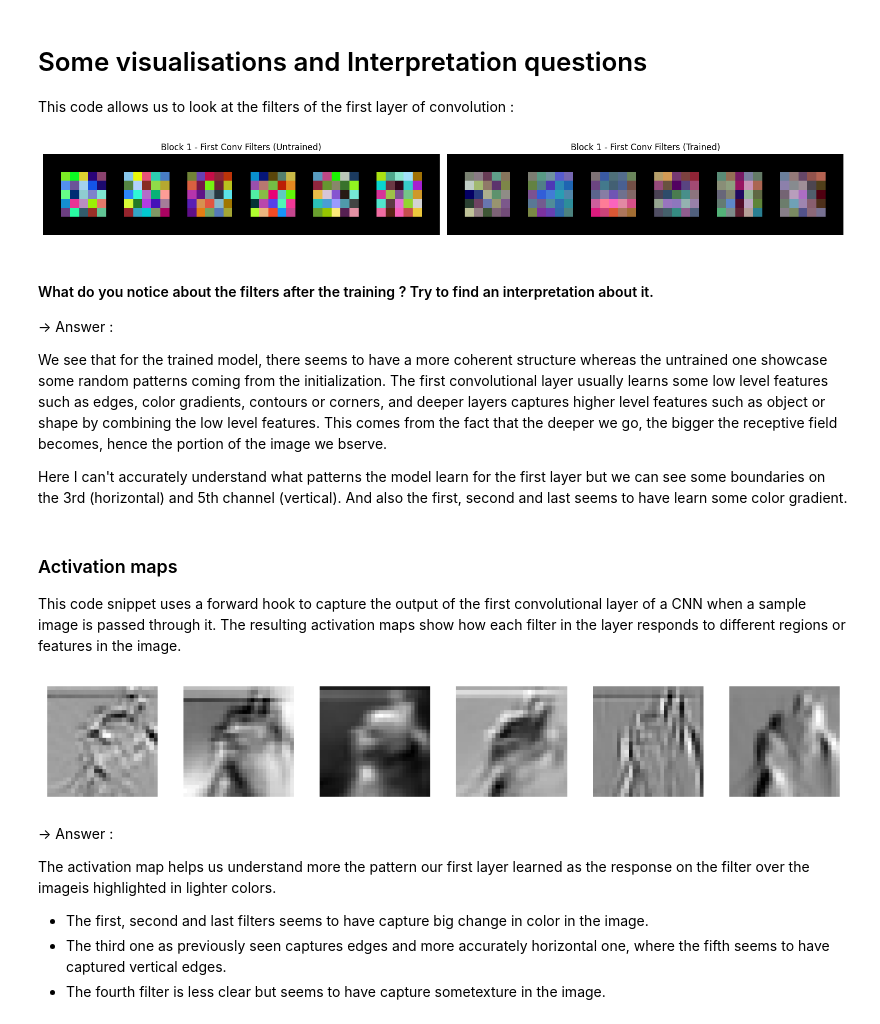
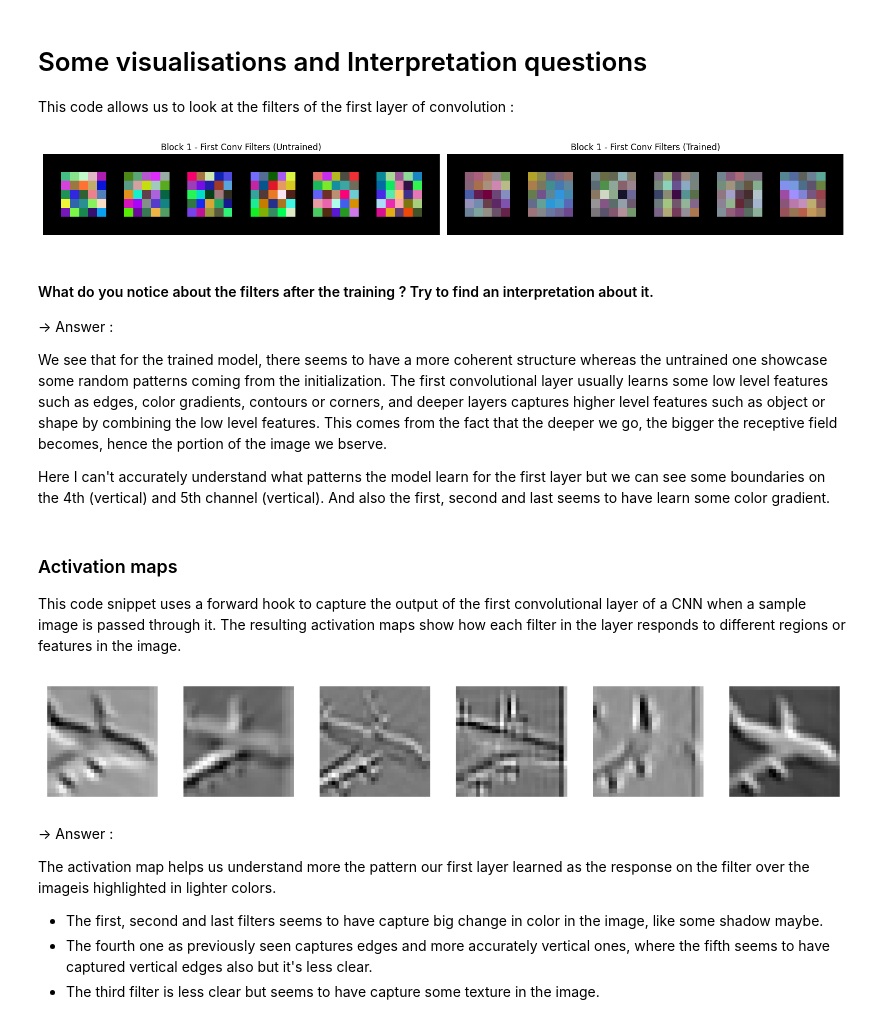
Before and after one commit to AndreaMontoneri/DLAV-2026, a Jupyter notebook: graded_homework/hw1/CNN Exercice.ipynb, the cells around one changed output. Cells and saved outputs as stored; diff of their text form; code cells hidden in the pictures.

```diff
--- a/graded_homework/hw1/CNN Exercice.ipynb
+++ b/graded_homework/hw1/CNN Exercice.ipynb
@@ -388,7 +388,7 @@ net = ConvNet().to(device)
 criterion = torch.nn.CrossEntropyLoss()
 optimizer = torch.optim.Adam(net.parameters(), lr = best_lr)
 
-epochs = 10
+epochs = 20
 steps = 0
 running_loss = 0
 print_every = 20
@@ -477,7 +477,7 @@ torch.save(net.state_dict(), 'drive/MyDrive/CNN.ckpt')
 # %%
 device = torch.device("cuda" if torch.cuda.is_available() else "cpu")
 net = ConvNet().to(device)
-net.load_state_dict(torch.load('drive/MyDrive/CNN.ckpt',  map_location=torch.device(device)))
+net.load_state_dict(torch.load('drive/MyDrive/Colab/CNN.ckpt',  map_location=torch.device(device)))
 # %% [output]
 <All keys matched successfully>
 # %% [markdown]
@@ -519,7 +519,7 @@ axes[1].axis("off")
 plt.tight_layout()
 plt.show()
 # %% [output]
-[figure, old version]
+[figure, new version]
 # %% [markdown]
 #### What do you notice about the filters after the training ? Try to find an interpretation about it.
 
@@ -527,7 +527,7 @@ plt.show()
 
 We see that for the trained model, there seems to have a more coherent structure whereas the untrained one showcase some random patterns coming from the initialization. The first convolutional layer usually learns some low level features such as edges, color gradients, contours or corners, and deeper layers captures higher level features such as object or shape by combining the low level features. This comes from the fact that the deeper we go, the bigger the receptive field becomes, hence the portion of the image we bserve.
 
-Here I can't accurately understand what patterns the model learn for the first layer but we can see some boundaries on the 3rd (horizontal) and 5th channel (vertical). And also the first, second and last seems to have learn some color gradient.
+Here I can't accurately understand what patterns the model learn for the first layer but we can see some boundaries on the 4th (vertical) and 5th channel (vertical). And also the first, second and last seems to have learn some color gradient.
 # %% [markdown]
 ### Activation maps
 This code snippet uses a forward hook to capture the output of the first convolutional layer of a CNN when a sample image is passed through it. The resulting activation maps show how each filter in the layer responds to different regions or features in the image.
@@ -542,39 +542,39 @@ def get_activation(model, layer, x):
     return activation['output']
 
 data_iter = iter(trainloader)
 sample_images, sample_labels = next(data_iter)
-sample_img = sample_images[30].unsqueeze(0).to(device)
+sample_img = sample_images[10].unsqueeze(0).to(device)
 
 # Get the feature maps after the first convolution (for example)
 activation = get_activation(net, net.conv1, sample_img)
 
 # Visualize a few feature maps in RGB:
 def plot_feature_maps(feature_maps, n_cols=8):
     n_features = feature_maps.shape[1]
     n_rows = (n_features + n_cols - 1) // n_cols
     plt.figure(figsize=(n_cols * 1.5, n_rows * 1.5))
     for i in range(n_features):
         plt.subplot(n_rows, n_cols, i + 1)
         # Extract the i-th feature map from the first (and only) sample in the batch
         act = feature_maps[0, i, :, :]
         # Normalize the activation map to [0, 1]
         act_norm = (act - act.min()) / (act.max() - act.min() + 1e-8)
         # Repeat the single channel 3 times to form an RGB image
         act_rgb = act_norm.unsqueeze(0).repeat(3, 1, 1)
         plt.imshow(act_rgb.permute(1, 2, 0))
         plt.axis('off')
     plt.tight_layout()
     plt.show()
 
 plot_feature_maps(activation, n_cols=8)
 
 # Play with the index of the chosen sample to notice more patterns and answer the question
 # %% [output]
-[figure, old version]
+[figure, new version]
 # %% [markdown]
 -> Answer :
 
 The activation map helps us understand more the pattern our first layer learned as the response on the filter over the imageis highlighted in lighter colors.
-- The first, second and last filters seems to have capture big change in color in the image.
-- The third one as previously seen captures edges and more accurately horizontal one, where the fifth seems to have captured vertical edges.
-- The fourth filter is less clear but seems to have capture sometexture in the image.
+- The first, second and last filters seems to have capture big change in color in the image, like some shadow maybe.
+- The fourth one as previously seen captures edges and more accurately vertical ones, where the fifth seems to have captured vertical edges also but it's less clear.
+- The third filter is less clear but seems to have capture some texture in the image.
```
Also changed, not shown: parts of 5 cells of this notebook, 1 other file.
